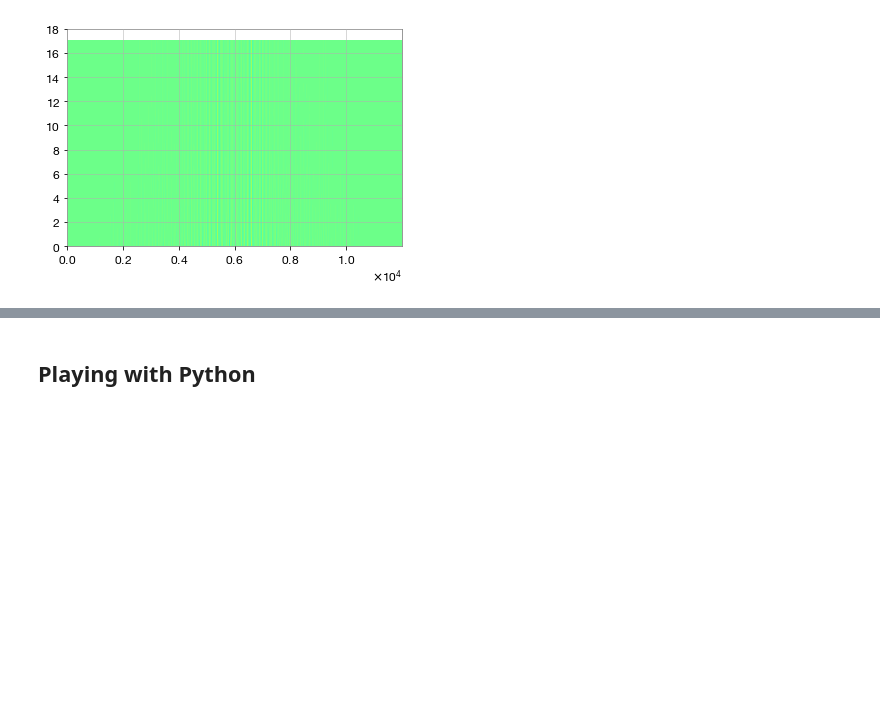
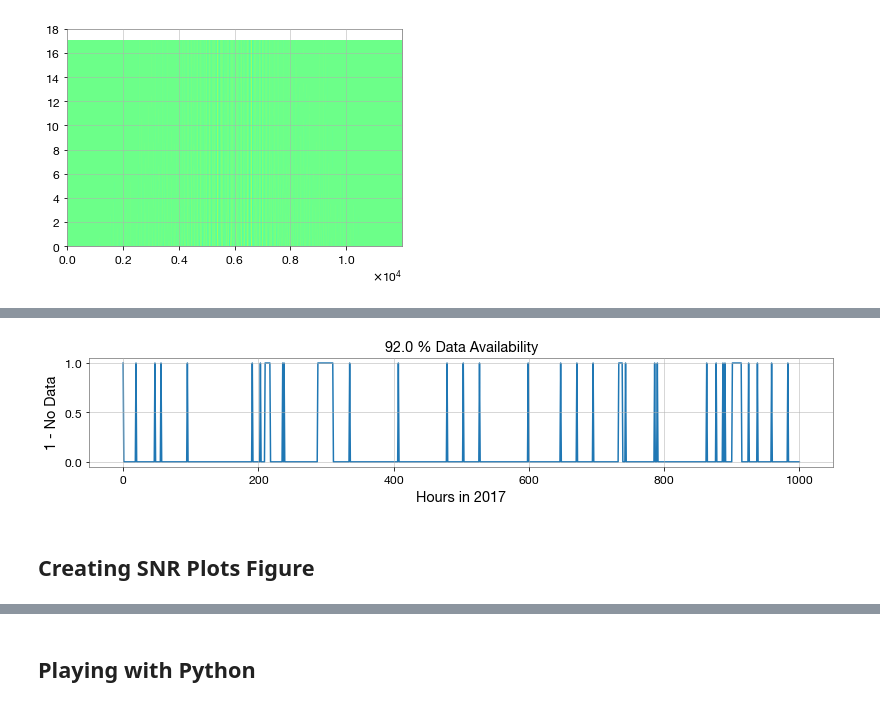
Before and after one commit to John-Ragland/Noise_Interferometry, a Jupyter notebook: Scripts/NCF_Analysis.ipynb, the cells around one changed output, grey strips where cells are left out. Drawn from its saved outputs; the diff is of its cells as text; code cells hidden in the pictures; blank space fills up the shorter version.

```diff
--- a/Scripts/NCF_Analysis.ipynb
+++ b/Scripts/NCF_Analysis.ipynb
@@ -510,0 +542,11 @@ plt.ylim([0,18])
+# %%
+fig1 = plt.figure(figsize=(13.33,2))
+plt.plot(last_valid)
+plt.ylabel('1 - No Data')
+plt.xlabel('Hours in 2017')
+plt.title(f'{(1000 - np.sum(last_valid))/10} % Data Availability')
+fig1.savefig('Data_Availability.png', dpi=400)
+# %% [output]
+[figure, added]
+# %% [markdown]
+## Creating SNR Plots Figure
```
Also changed, not shown: parts of 18 cells of this notebook, 9 other files.
